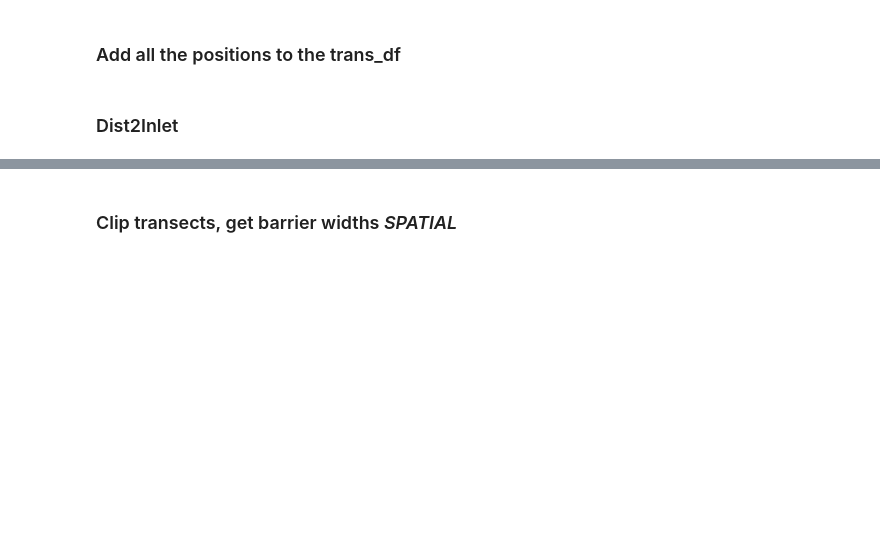
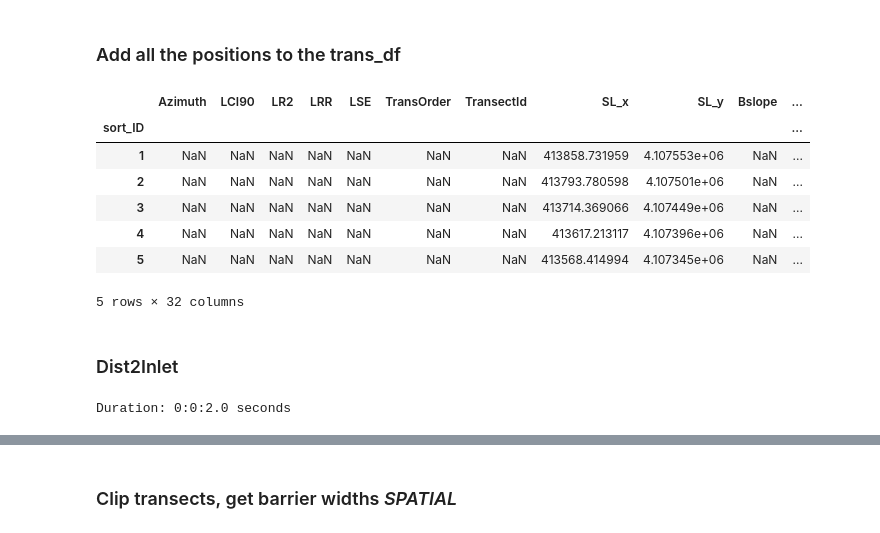
Before and after one commit to esturdivant-usgs/BI-geomorph-extraction, a Jupyter notebook: CoastalVarExtractor/extractor.ipynb, the cells around one changed output, grey strips where cells are left out. Cells and saved outputs as stored; diff of their text form; code cells hidden in the pictures; blank space fills up the shorter version.

```diff
--- a/CoastalVarExtractor/extractor.ipynb
+++ b/CoastalVarExtractor/extractor.ipynb
@@ -68,18 +150,23 @@ arm2trans_df.to_pickle(os.path.join(scratch_dir, 'arm2trans.pkl'))
 # %%
-#%% Add all the positions to the trans_df
-trans_df = fun.join_columns_id_check(trans_df, sl2trans_df, tID_fld)
-trans_df = fun.join_columns_id_check(trans_df, dh2trans_df, tID_fld)
-trans_df = fun.join_columns_id_check(trans_df, dl2trans_df, tID_fld)
-trans_df = fun.join_columns_id_check(trans_df, arm2trans_df, tID_fld)
-trans_df.to_pickle(os.path.join(scratch_dir, 'trans_df_beachmetrics.pkl'))
-
 #%% Calculate distances from shore to dunes, etc.
-trans_df, dl2trans, dh2trans, arm2trans = fwa.calc_BeachWidth_fill(extendedTransects, trans_df, maxDH, tID_fld, MHW, fill)
+trans_df, dl2trans, dh2trans, arm2trans = fwa.calc_BeachWidth_fill(extendedTrans, trans_df, maxDH, tID_fld, MHW, fill)
+trans_df.head()
+# %% [output]
+|  | Azimuth | LCI90 | LR2 | LRR | LSE | TransOrder | TransectId | SL_x | SL_y | Bslope | ... |
+| sort_ID |  |  |  |  |  |  |  |  |  |  | ... |
+| 1 | NaN | NaN | NaN | NaN | NaN | NaN | NaN | 413858.731959 | 4.107553e+06 | NaN | ... |
+| 2 | NaN | NaN | NaN | NaN | NaN | NaN | NaN | 413793.780598 | 4.107501e+06 | NaN | ... |
+| 3 | NaN | NaN | NaN | NaN | NaN | NaN | NaN | 413714.369066 | 4.107449e+06 | NaN | ... |
+| 4 | NaN | NaN | NaN | NaN | NaN | NaN | NaN | 413617.213117 | 4.107396e+06 | NaN | ... |
+| 5 | NaN | NaN | NaN | NaN | NaN | NaN | NaN | 413568.414994 | 4.107345e+06 | NaN | ... |
+5 rows × 32 columns
 # %% [markdown]
 ### Dist2Inlet
 # %%
 #%% Don't require trans_df
 # Dist2Inlet: Calc dist from inlets SPATIAL
-dist_df = fwa.measure_Dist2Inlet(shoreline, extendedTransects, inletLines, tID_fld)
-# dist_df.to_pickle(os.path.join(scratch_dir, 'dist2inlet_df.pkl'))
+dist_df = fwa.measure_Dist2Inlet(shoreline, extendedTrans, inletLines, tID_fld)
+dist_df.to_pickle(os.path.join(scratch_dir, 'dist2inlet_df.pkl'))
 trans_df = fun.join_columns_id_check(trans_df, dist_df, tID_fld, fill=fill)
+# %% [output]
+Duration: 0:0:2.0 seconds
```
Also changed, not shown: parts of 19 cells of this notebook, 6 other files.
